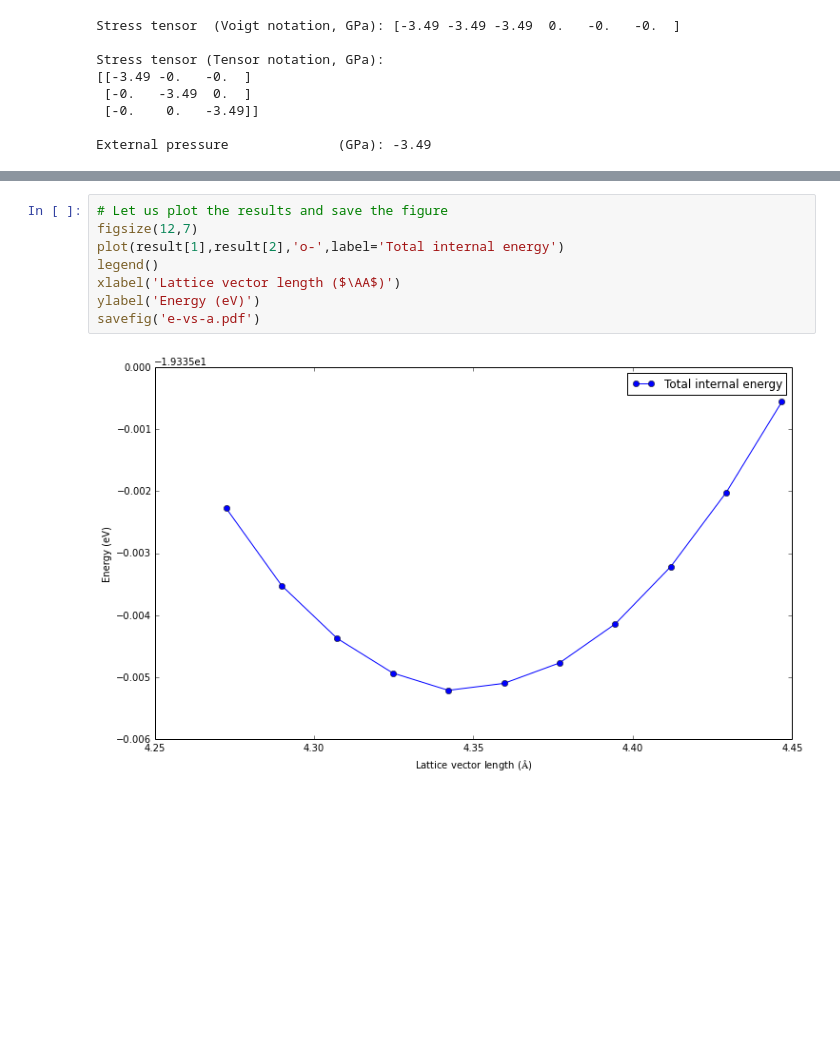
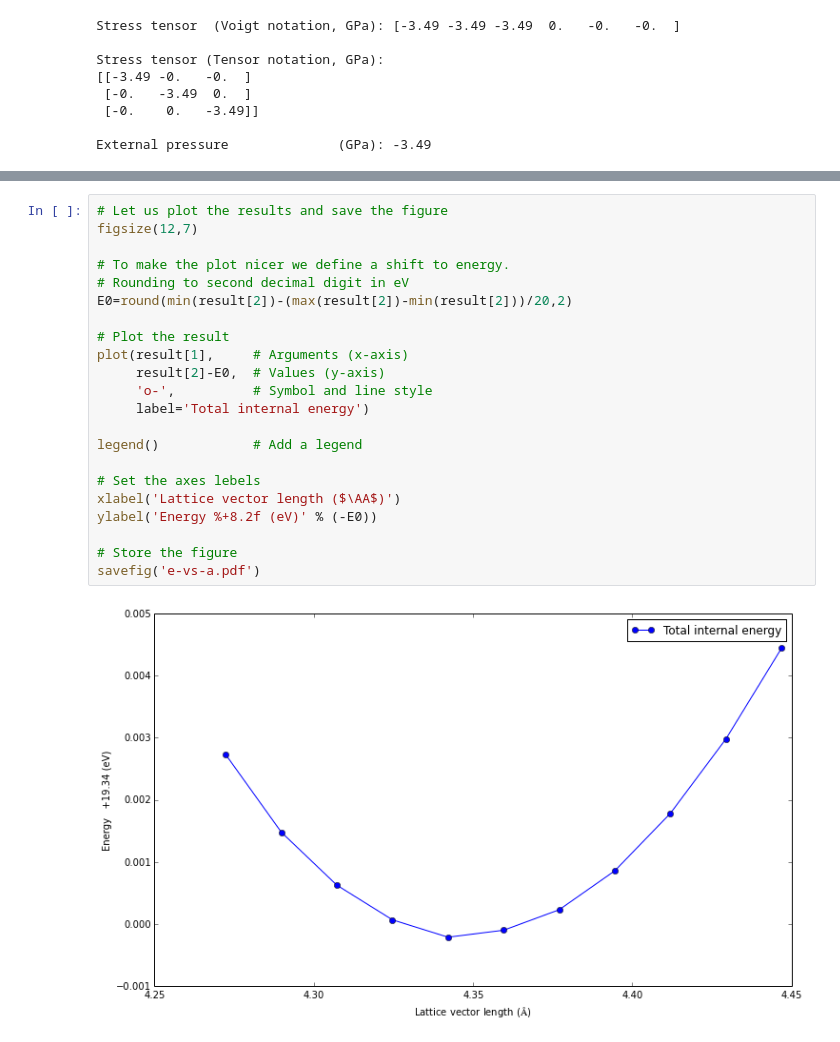
Before and after one commit to jochym/qe-doc, a Jupyter notebook: First calculation.ipynb, the cells around one changed output, grey strips where cells are left out. Drawn from its saved outputs; the diff is of its cells as text; blank space fills up the shorter version.

```diff
--- a/First calculation.ipynb
+++ b/First calculation.ipynb
@@ -255,10 +301,24 @@ savetxt('e+p-vs-a.dat',result.T)
 # %%
 # Let us plot the results and save the figure
 figsize(12,7)
-plot(result[1],result[2],'o-',label='Total internal energy')
-legend()
+
+# To make the plot nicer we define a shift to energy.
+# Rounding to second decimal digit in eV
+E0=round(min(result[2])-(max(result[2])-min(result[2]))/20,2)
+
+# Plot the result
+plot(result[1],     # Arguments (x-axis)
+     result[2]-E0,  # Values (y-axis)
+     'o-',          # Symbol and line style
+     label='Total internal energy')
+
+legend()            # Add a legend
+
+# Set the axes lebels
 xlabel('Lattice vector length ($\AA$)')
-ylabel('Energy (eV)')
+ylabel('Energy %+8.2f (eV)' % (-E0))
+
+# Store the figure
 savefig('e-vs-a.pdf')
 # %% [output]
-[figure, old version]
+[figure, new version]
```
Also changed, not shown: parts of 11 cells of this notebook.
